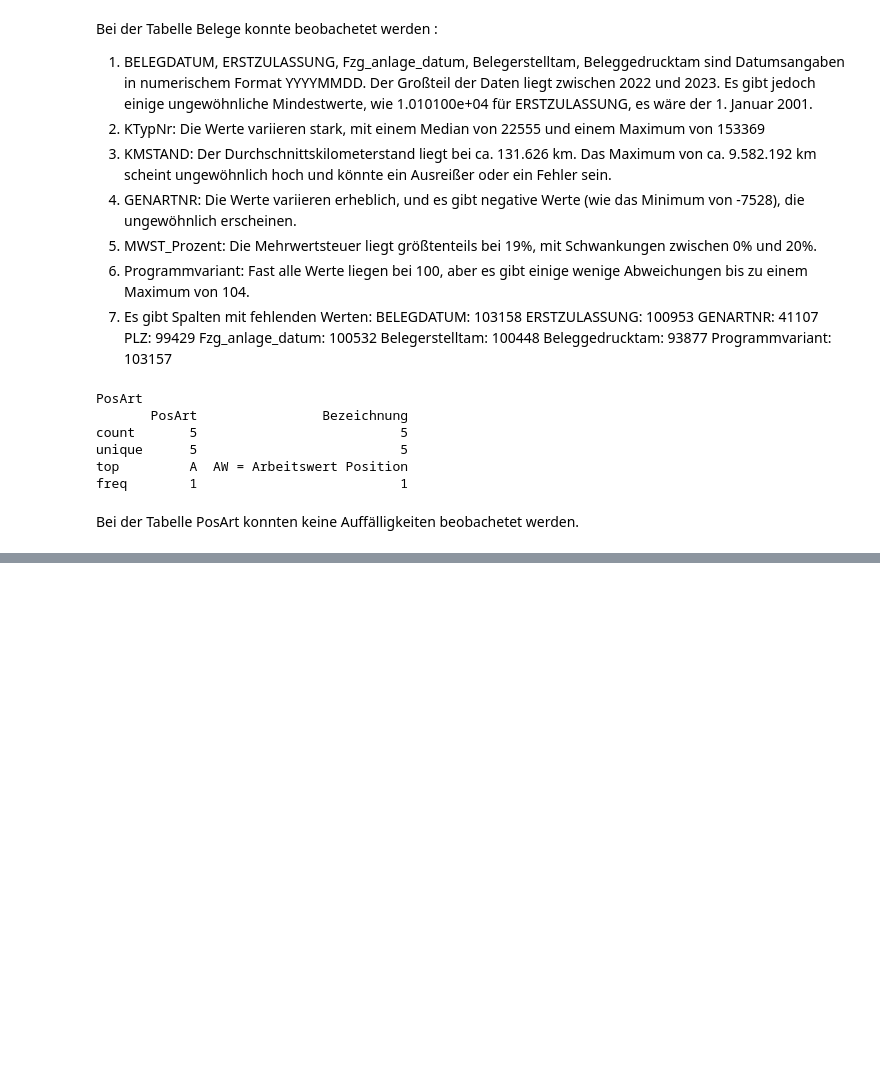
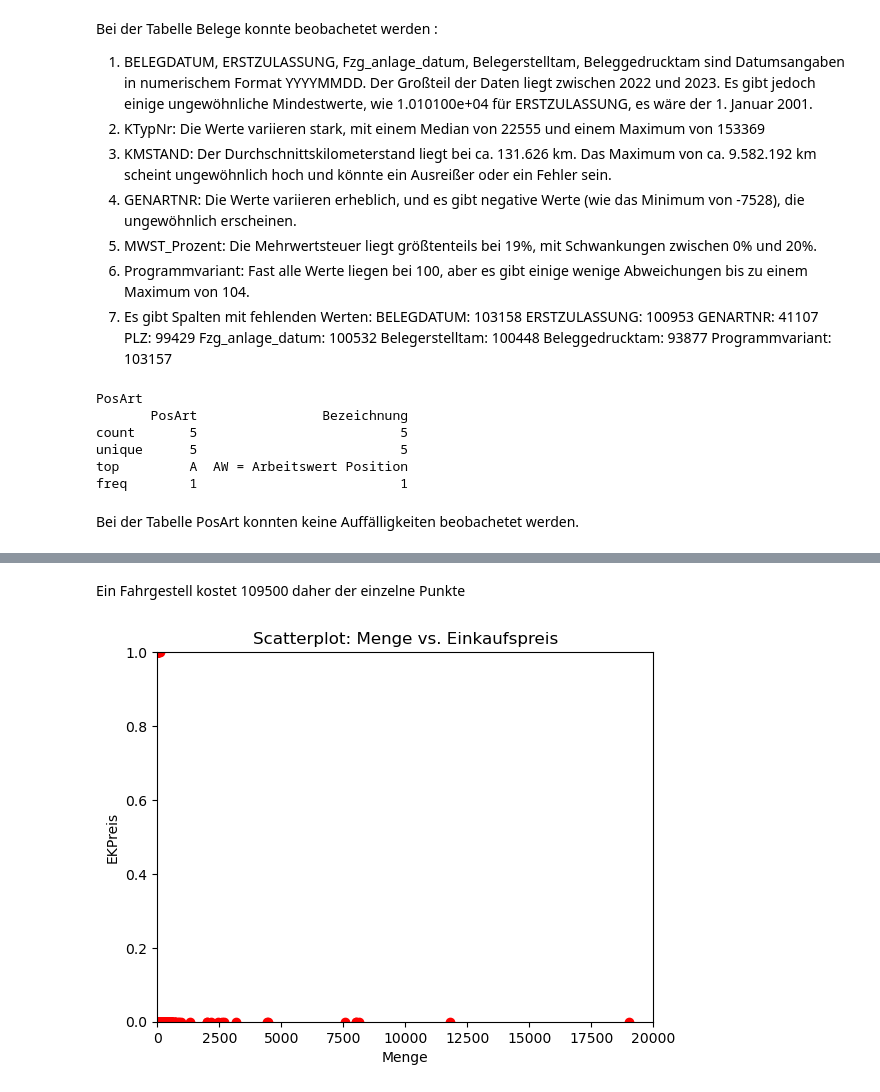
Before and after one commit to William-Zhang-26/BI-Analytics-Topmotive, a Jupyter notebook: Projekt_Topmotive.ipynb, the cells around one changed output, grey strips where cells are left out. Drawn from its saved outputs; the diff is of its cells as text; code cells hidden in the pictures; blank space fills up the shorter version.

```diff
--- a/Projekt_Topmotive.ipynb
+++ b/Projekt_Topmotive.ipynb
@@ -142,0 +369,22 @@ Bei der Tabelle PosArt konnten keine Auffälligkeiten beobachetet werden.
+# %% [markdown]
+Ein Fahrgestell kostet 109500 daher der einzelne Punkte
+# %%
+import matplotlib.pyplot as plt
+df_Belege['Menge'] = pd.to_numeric(df_Belege['Menge'], errors='coerce')
+df_Belege['EKPreis'] = pd.to_numeric(df_Belege['EKPreis'], errors='coerce')
+
+# Annahme: 'PLZ' und 'ERSTZULASSUNG' sind Spalten in deinem DataFrame 'df_Belege'
+# Stelle sicher, dass 'df_Belege' bereits geladen ist und Daten enthält
+
+# Erstellung des Scatterplots für die Spalten 'PLZ' und 'ERSTZULASSUNG'
+plt.scatter(df_Belege['Menge'], df_Belege['EKPreis'], color='red')
+plt.title('Scatterplot: Menge vs. Einkaufspreis')
+plt.xlabel('Menge')
+plt.ylabel('EKPreis')
+
+plt.xlim(0, 20000)  # Maximale Menge
+plt.ylim(0, 1)  # Maximaler Preis
+
+plt.show()
+# %% [output]
+[figure, added]
```
Also changed, not shown: parts of 25 cells of this notebook.
